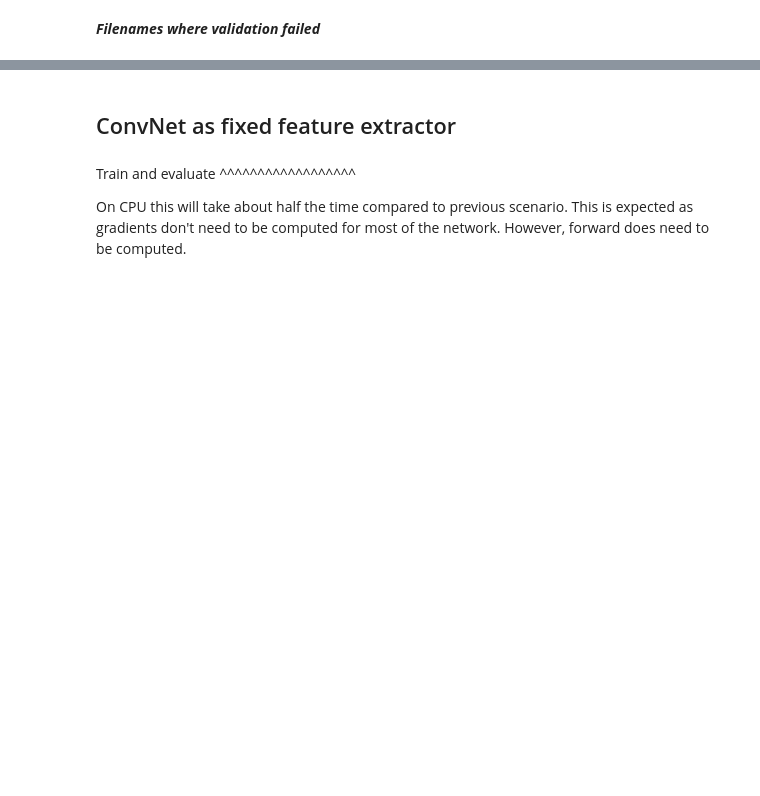
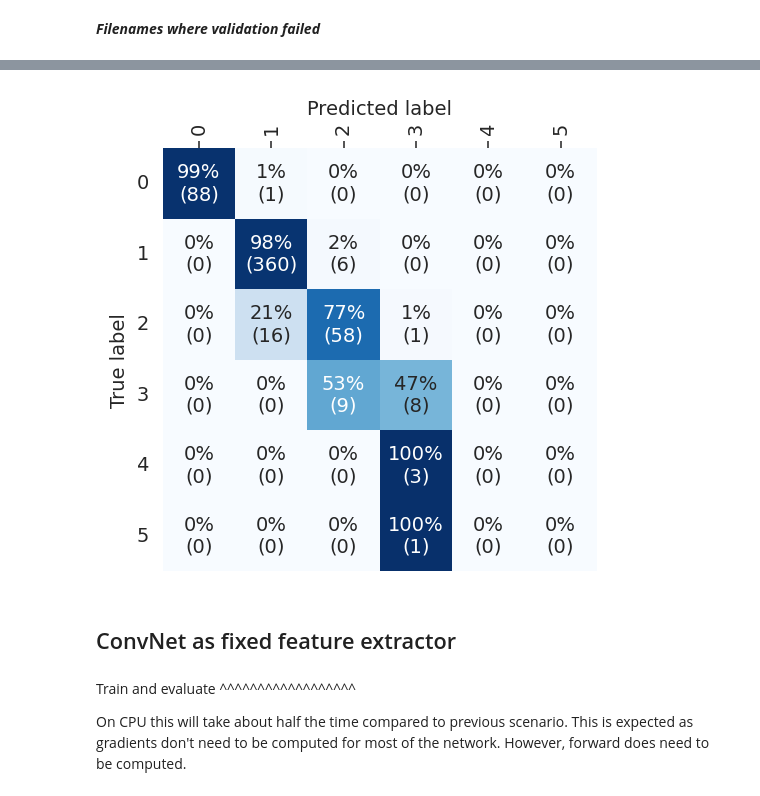
Before and after one commit to eismont21/AnomaliesRecycling, a Jupyter notebook: TransferLearning.ipynb, the cells around one changed output, grey strips where cells are left out. Drawn from its saved outputs; the diff is of its cells as text; code cells hidden in the pictures; blank space fills up the shorter version.

```diff
--- a/TransferLearning.ipynb
+++ b/TransferLearning.ipynb
@@ -415,3 +195,7 @@ must be 1, but predicted 2
+# %%
+print_confusion_matrix(model_ft, dataloaders, class_names)
+# %% [output]
+[figure, added]
 # %% [markdown]
 ConvNet as fixed feature extractor
 ----------------------------------
```
Also changed, not shown: parts of 25 cells of this notebook, 1 other file.
